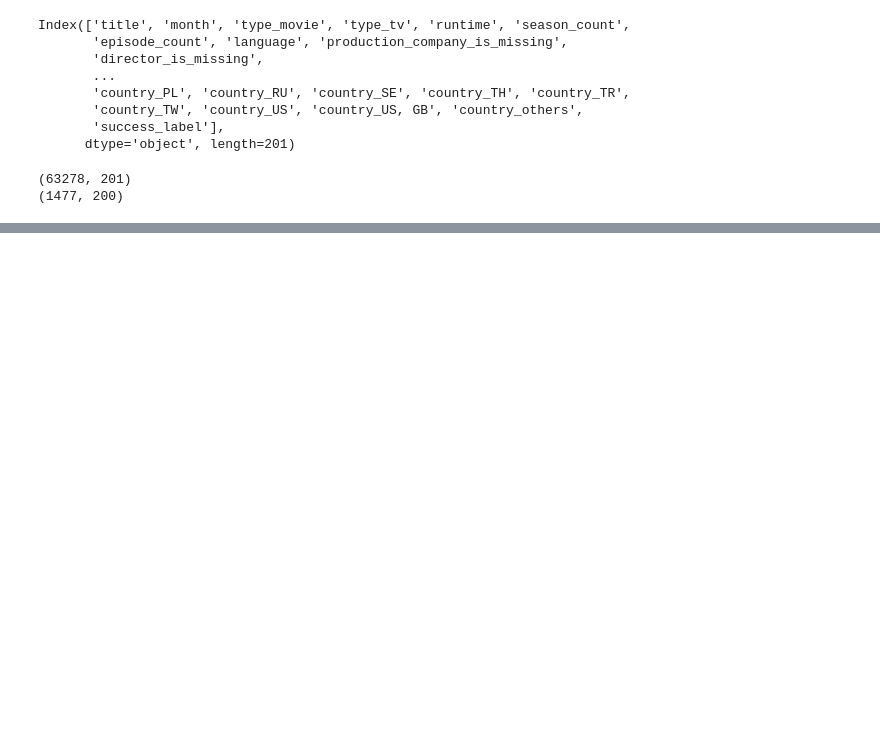
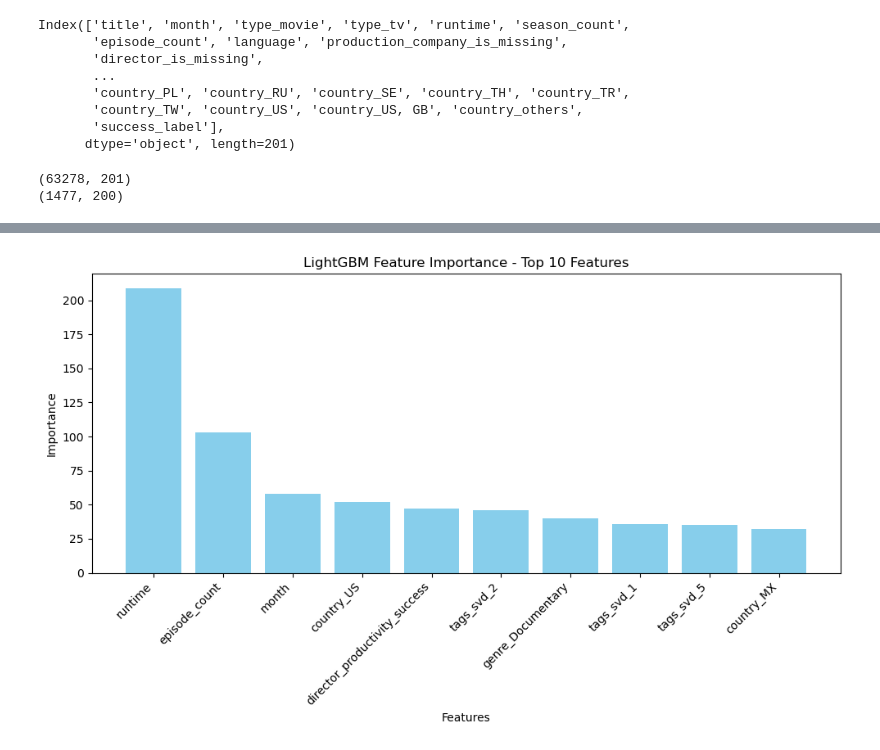
Before and after one commit to bini0126/weekend_ai, a Jupyter notebook: project_1/6. XGBoost.ipynb, the cells around one changed output, grey strips where cells are left out. Cells and saved outputs as stored; diff of their text form; code cells hidden in the pictures; blank space fills up the shorter version.

```diff
--- a/project_1/6. XGBoost.ipynb
+++ b/project_1/6. XGBoost.ipynb
@@ -87,0 +179,23 @@ weighted avg       0.83      0.84      0.83     15820
+# %%
+from sklearn.metrics import precision_score, recall_score, f1_score
+
+best_result = None
+print("Thresh | Precision | Recall | F1")
+for thresh in np.arange(0.05, 0.91, 0.01):
+    preds = (ensemble_proba >= thresh).astype(int)
+    precision = precision_score(y_valid, preds)
+    recall = recall_score(y_valid, preds)
+    f1 = f1_score(y_valid, preds)
+
+    print(f"{thresh:.2f}     | {precision:.4f}   | {recall:.4f} | {f1:.4f}")
+
+    if precision >= 0.55:
+        best_result = (thresh, precision, recall, f1)
+        break  # 가장 낮은 threshold 중 처음으로 조건 만족하는 지점 찾기
+
+if best_result:
+    t, p, r, f = best_result
+    print("\n🎯 Best threshold satisfying Precision ≥ 0.55:")
+    print(f"Threshold: {t:.2f} | Precision: {p:.4f} | Recall: {r:.4f} | F1: {f:.4f}")
+else:
+    print("\n⚠️ No threshold found where precision ≥ 0.55.")
@@ -87,0 +430,20 @@ weighted avg       0.83      0.84      0.83     15820
+# %%
+import matplotlib.pyplot as plt
+import numpy as np
+
+importances = lgb_model.feature_importances_
+indices = np.argsort(importances)[::-1]
+
+top_n = 10
+features_sorted = [X.columns[i] for i in indices[:top_n]]
+
+plt.figure(figsize=(10, 6))
+plt.title("LightGBM Feature Importance - Top 10 Features")
+plt.bar(range(top_n), importances[indices][:top_n], color='skyblue')
+plt.xticks(range(top_n), features_sorted, rotation=45, ha='right')
+plt.xlabel("Features")
+plt.ylabel("Importance")
+plt.tight_layout()
+plt.show()
+# %% [output]
+[figure, added]
```
Also changed, not shown: parts of 9 cells of this notebook, 3 other files.
